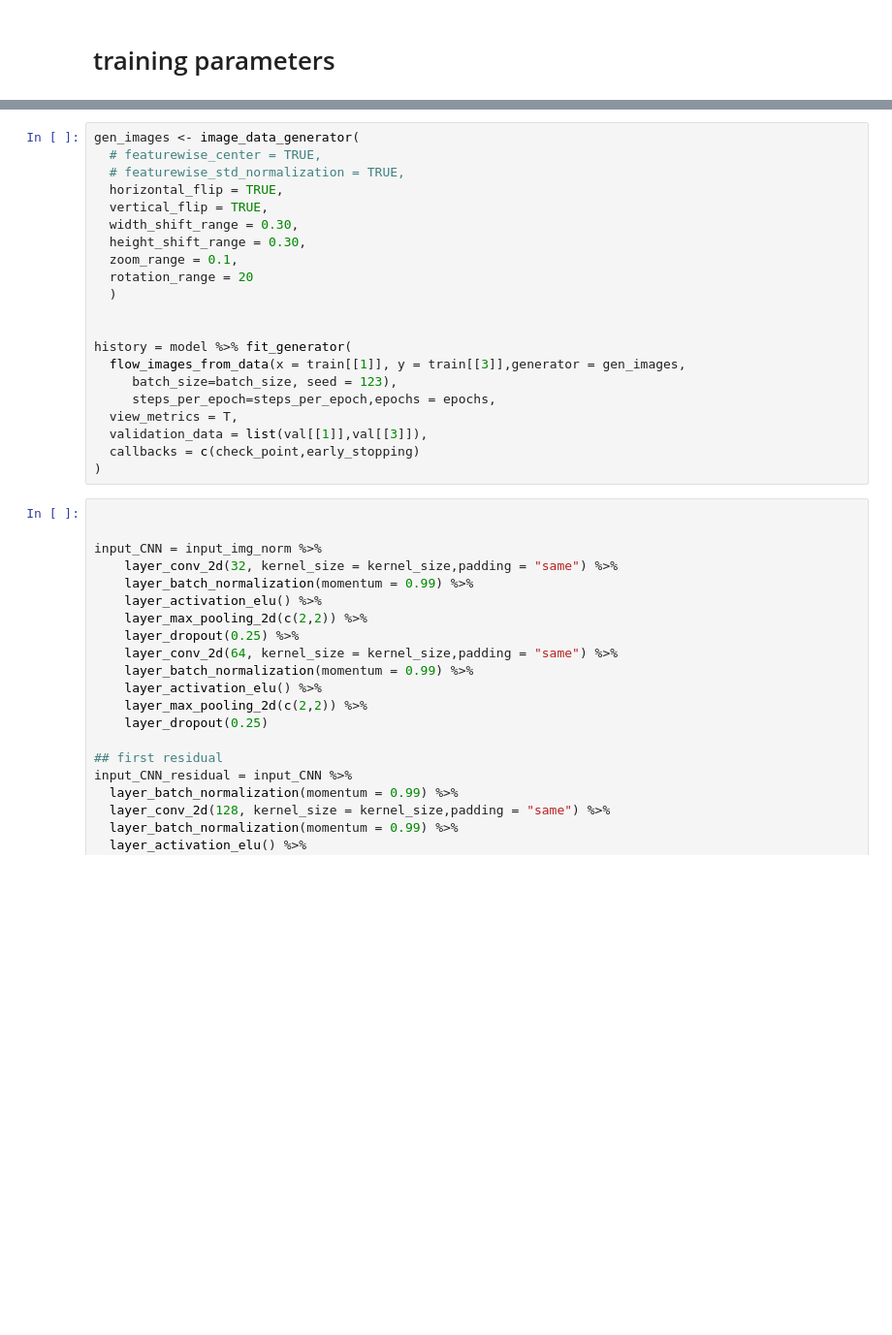
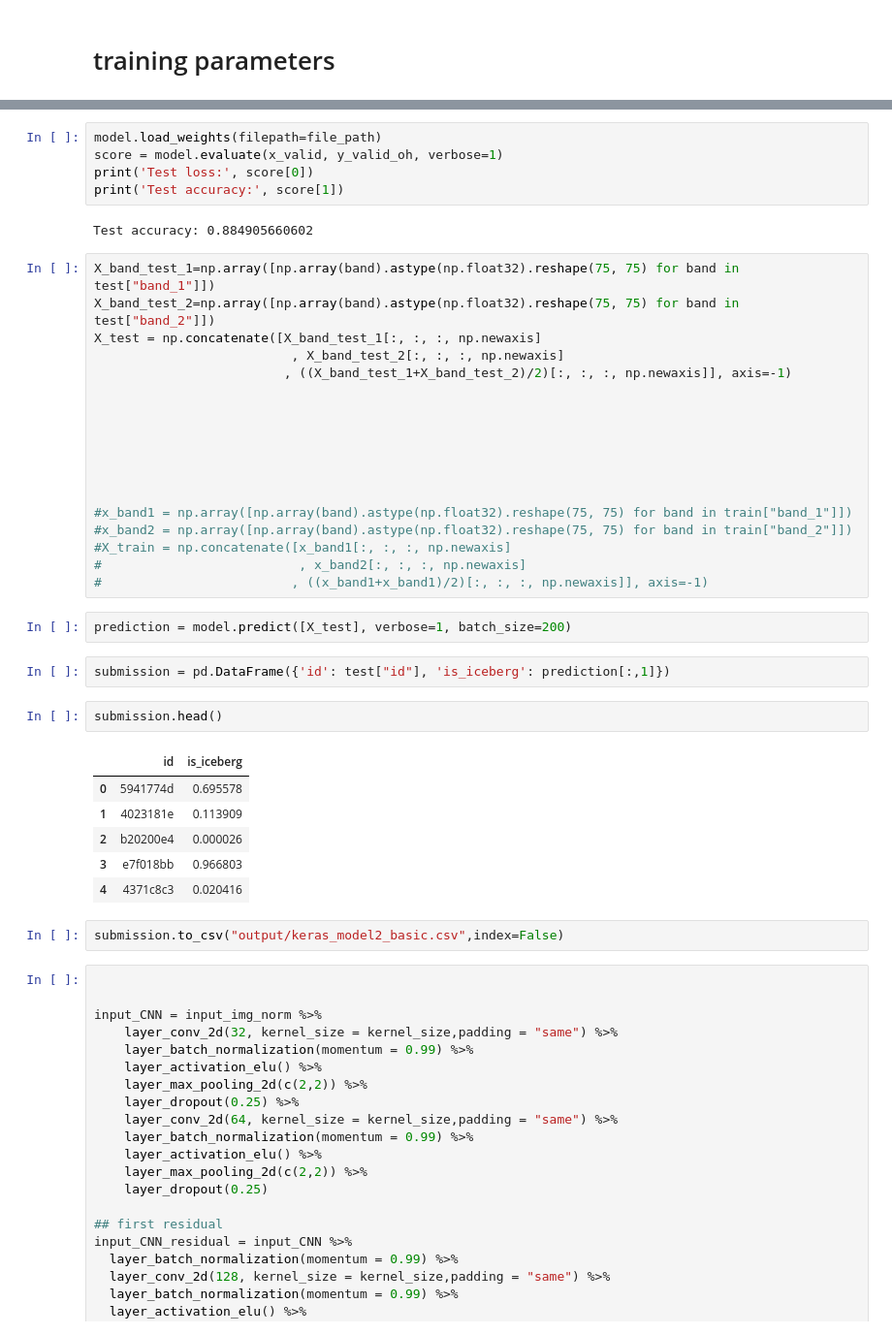
Before and after one commit to scrambleegg7/Iceberg, a Jupyter notebook: jupyter/keras_model2_v00.ipynb, the cells around one changed output, grey strips where cells are left out. Shown: that part at 97% size. Saved outputs shown, nothing was run; the diff lists cells and outputs as text; blank space fills up the shorter version.

```diff
--- a/jupyter/keras_model2_v00.ipynb
+++ b/jupyter/keras_model2_v00.ipynb
@@ -218,24 +235,43 @@ Epoch 5/5
-# %%
-gen_images <- image_data_generator(
-  # featurewise_center = TRUE,
-  # featurewise_std_normalization = TRUE,
-  horizontal_flip = TRUE,
-  vertical_flip = TRUE,
-  width_shift_range = 0.30,
-  height_shift_range = 0.30,
-  zoom_range = 0.1,
-  rotation_range = 20
-  )
-
-
-history = model %>% fit_generator(
-  flow_images_from_data(x = train[[1]], y = train[[3]],generator = gen_images,
-     batch_size=batch_size, seed = 123),
-     steps_per_epoch=steps_per_epoch,epochs = epochs,
-  view_metrics = T,
-  validation_data = list(val[[1]],val[[3]]),
-  callbacks = c(check_point,early_stopping)
-)
+# %%
+model.load_weights(filepath=file_path)
+score = model.evaluate(x_valid, y_valid_oh, verbose=1)
+print('Test loss:', score[0])
+print('Test accuracy:', score[1])
+# %% [output]
+Test accuracy: 0.884905660602
+# %%
+X_band_test_1=np.array([np.array(band).astype(np.float32).reshape(75, 75) for band in test["band_1"]])
+X_band_test_2=np.array([np.array(band).astype(np.float32).reshape(75, 75) for band in test["band_2"]])
+X_test = np.concatenate([X_band_test_1[:, :, :, np.newaxis]
+                          , X_band_test_2[:, :, :, np.newaxis]
+                         , ((X_band_test_1+X_band_test_2)/2)[:, :, :, np.newaxis]], axis=-1)
+
+
+
+
+
+
+
+#x_band1 = np.array([np.array(band).astype(np.float32).reshape(75, 75) for band in train["band_1"]])
+#x_band2 = np.array([np.array(band).astype(np.float32).reshape(75, 75) for band in train["band_2"]])
+#X_train = np.concatenate([x_band1[:, :, :, np.newaxis]
+#                          , x_band2[:, :, :, np.newaxis]
+#                         , ((x_band1+x_band1)/2)[:, :, :, np.newaxis]], axis=-1)
+# %%
+prediction = model.predict([X_test], verbose=1, batch_size=200)
+# %%
+submission = pd.DataFrame({'id': test["id"], 'is_iceberg': prediction[:,1]})
+# %%
+submission.head()
+# %% [output]
+|  | id | is_iceberg |
+| 0 | 5941774d | 0.695578 |
+| 1 | 4023181e | 0.113909 |
+| 2 | b20200e4 | 0.000026 |
+| 3 | e7f018bb | 0.966803 |
+| 4 | 4371c8c3 | 0.020416 |
+# %%
+submission.to_csv("output/keras_model2_basic.csv",index=False)
 # %%
 
 
```
Also changed, not shown: parts of 30 cells of this notebook.
